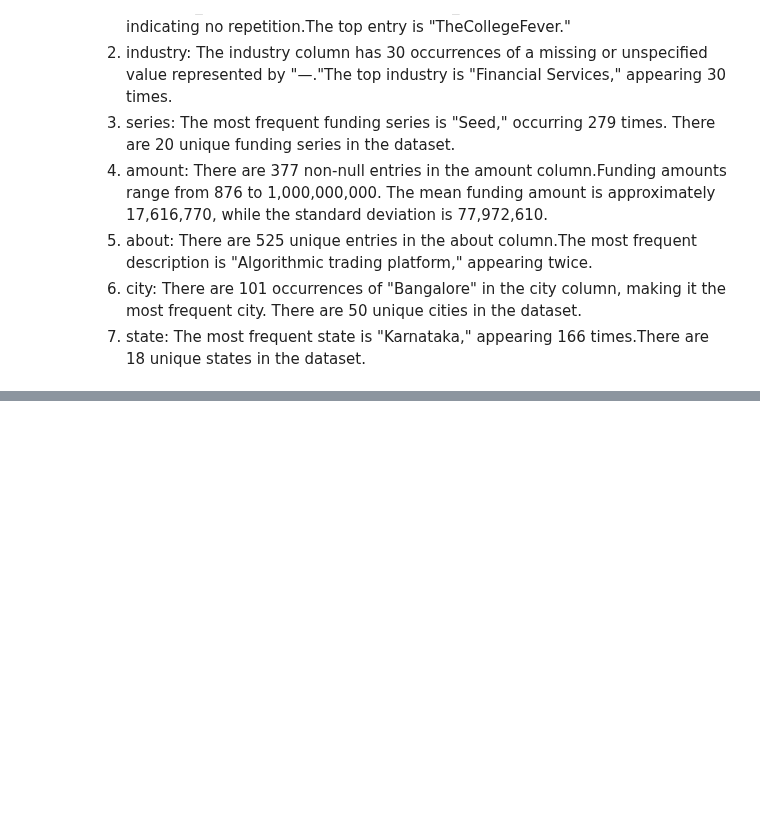
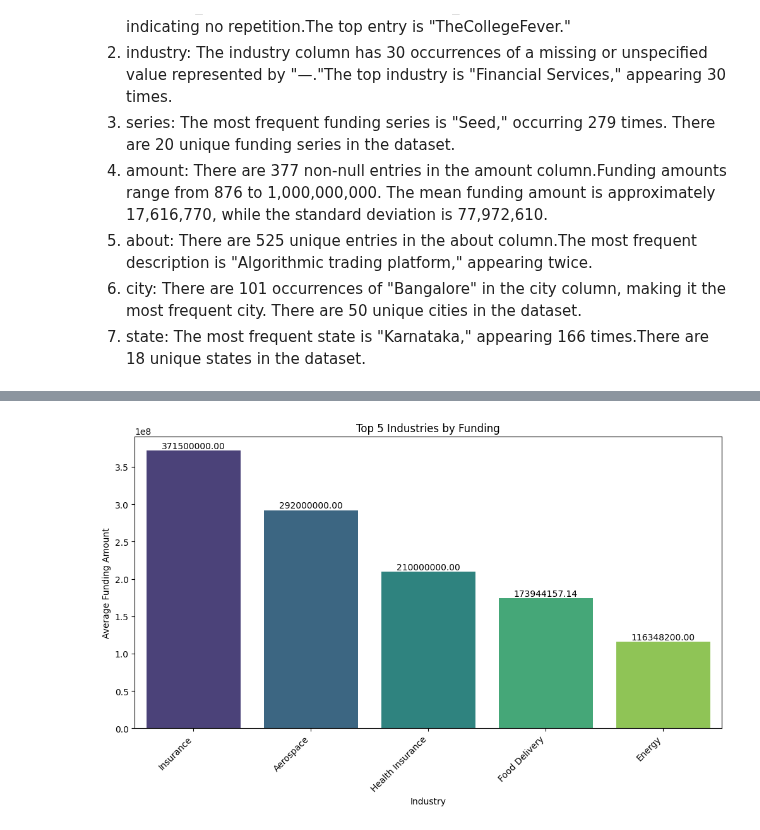
Before and after one commit to wamathaiwandeto/Indian-Startup-Ecosystem, a Jupyter notebook: project.ipynb, the cells around one changed output, grey strips where cells are left out. Cells and saved outputs as stored; diff of their text form; code cells hidden in the pictures; blank space fills up the shorter version.

```diff
--- a/project.ipynb
+++ b/project.ipynb
@@ -494,0 +480,15 @@ plt.show()
+# %%
+# Top 5 industries
+top_industries = df_2018.groupby('industry')['amount'].mean().sort_values(ascending=False).head(5)
+plt.figure(figsize=(12, 6))
+bar_plot = sns.barplot(x=top_industries.index, y=top_industries.values, palette="viridis")
+# Adding data labels
+for index, value in enumerate(top_industries):
+    bar_plot.text(index, value + 0.1, f'{value:.2f}', ha='center', va='bottom')
+plt.title('Top 5 Industries by Funding')
+plt.xlabel('Industry')
+plt.ylabel('Average Funding Amount')
+plt.xticks(rotation=45, ha='right')
+plt.show()
+# %% [output]
+[figure, added]
```
Also changed, not shown: parts of 13 cells of this notebook.
